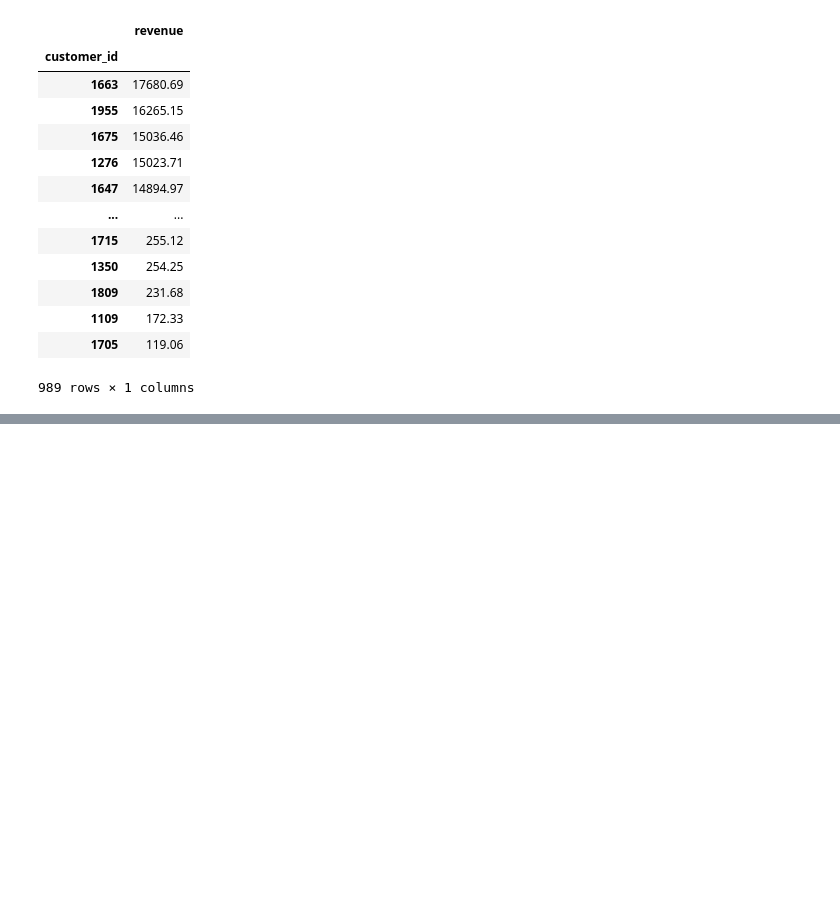
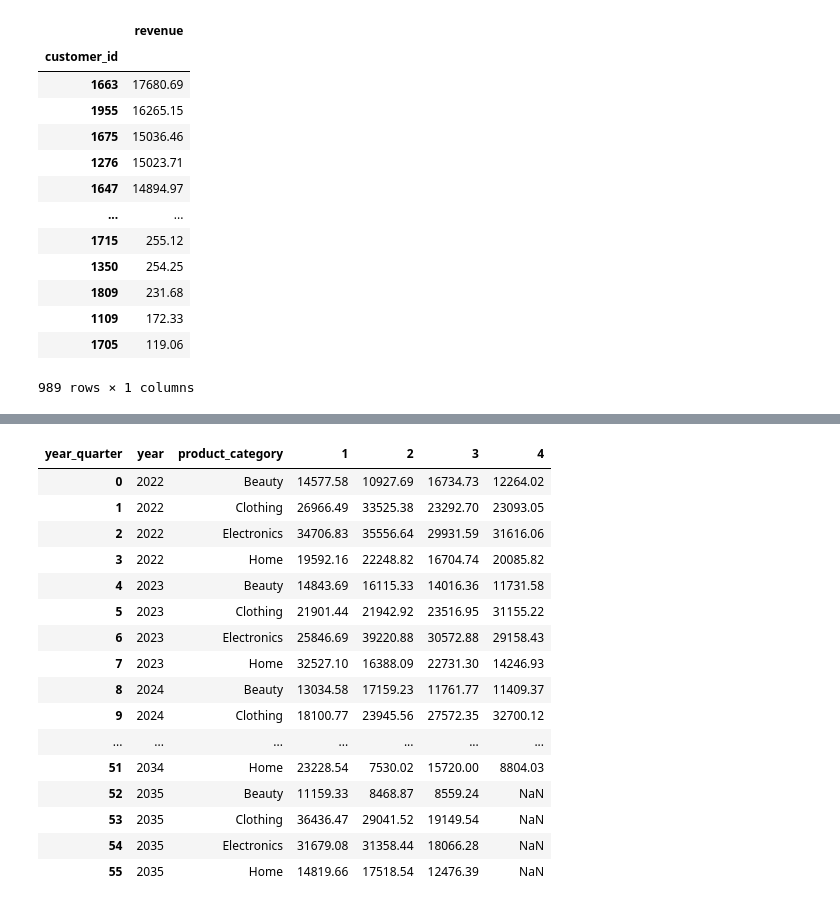
Before and after one commit to harshit00052/super-store-data-analysis, a Jupyter notebook: project/main.ipynb, the cells around one changed output, grey strips where cells are left out. Cells and saved outputs as stored; diff of their text form; code cells hidden in the pictures; blank space fills up the shorter version.

```diff
--- a/project/main.ipynb
+++ b/project/main.ipynb
@@ -164,0 +174,20 @@ df.groupby('customer_id').agg({'revenue':'sum'}).sort_values(by=['revenue'], asc
+# %%
+df.pivot_table(index=['year','product_category'], columns='year_quarter', values='revenue', aggfunc=sum).reset_index()
+# %% [output]
+| year_quarter | year | product_category | 1 | 2 | 3 | 4 |
+| 0 | 2022 | Beauty | 14577.58 | 10927.69 | 16734.73 | 12264.02 |
+| 1 | 2022 | Clothing | 26966.49 | 33525.38 | 23292.70 | 23093.05 |
+| 2 | 2022 | Electronics | 34706.83 | 35556.64 | 29931.59 | 31616.06 |
+| 3 | 2022 | Home | 19592.16 | 22248.82 | 16704.74 | 20085.82 |
+| 4 | 2023 | Beauty | 14843.69 | 16115.33 | 14016.36 | 11731.58 |
+| 5 | 2023 | Clothing | 21901.44 | 21942.92 | 23516.95 | 31155.22 |
+| 6 | 2023 | Electronics | 25846.69 | 39220.88 | 30572.88 | 29158.43 |
+| 7 | 2023 | Home | 32527.10 | 16388.09 | 22731.30 | 14246.93 |
+| 8 | 2024 | Beauty | 13034.58 | 17159.23 | 11761.77 | 11409.37 |
+| 9 | 2024 | Clothing | 18100.77 | 23945.56 | 27572.35 | 32700.12 |
+| ... | ... | ... | ... | ... | ... | ... |
+| 51 | 2034 | Home | 23228.54 | 7530.02 | 15720.00 | 8804.03 |
+| 52 | 2035 | Beauty | 11159.33 | 8468.87 | 8559.24 | NaN |
+| 53 | 2035 | Clothing | 36436.47 | 29041.52 | 19149.54 | NaN |
+| 54 | 2035 | Electronics | 31679.08 | 31358.44 | 18066.28 | NaN |
+| 55 | 2035 | Home | 14819.66 | 17518.54 | 12476.39 | NaN |
```
Also changed, not shown: parts of 7 cells of this notebook, 1 other file.
